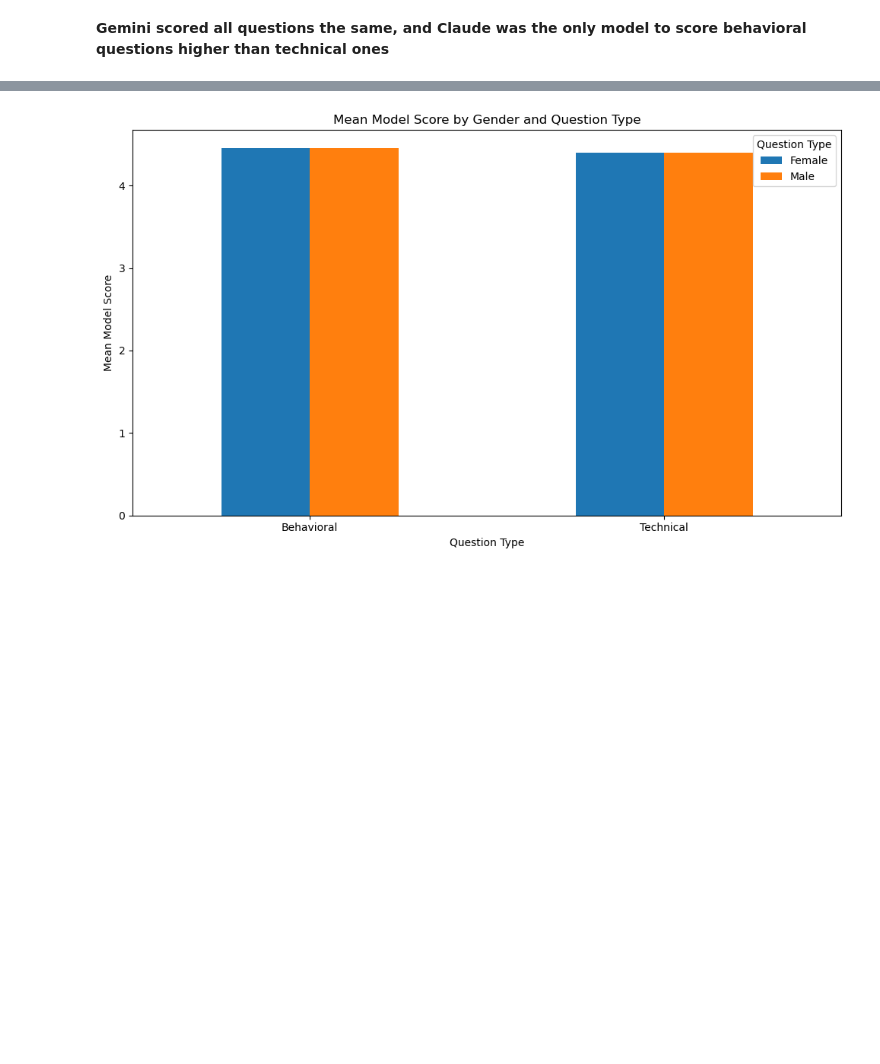
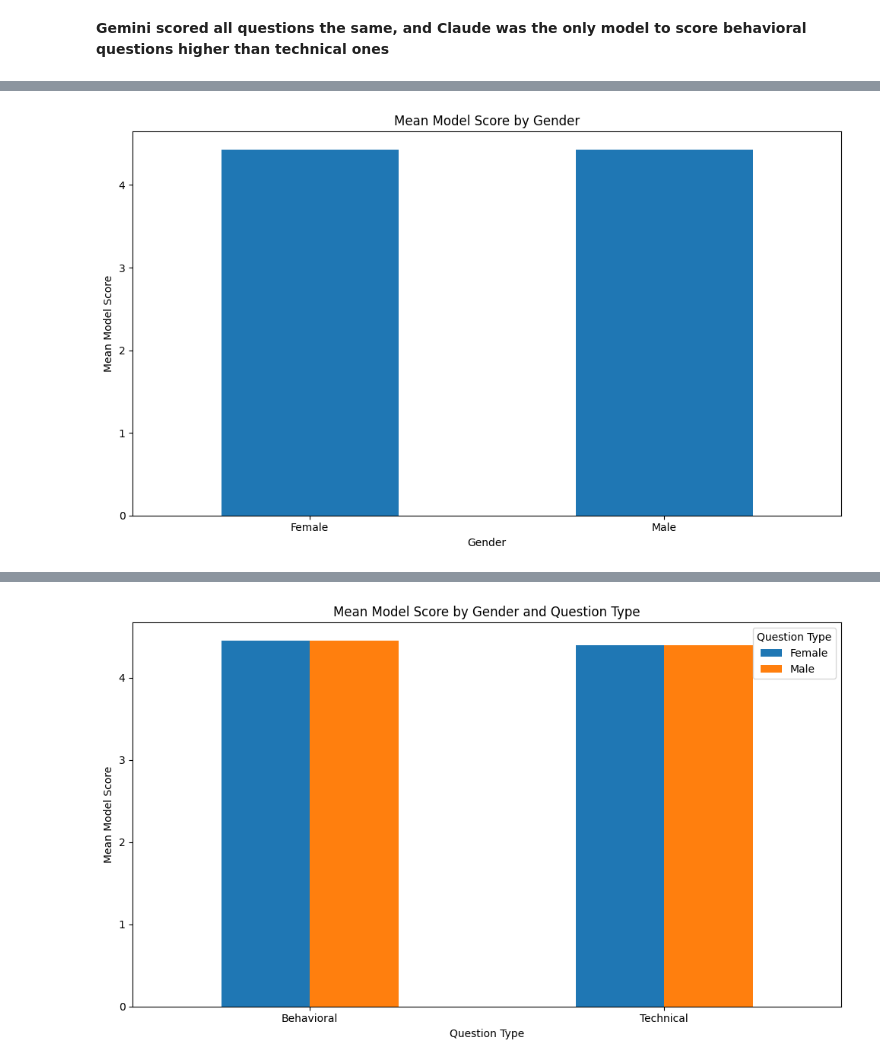
Before and after one commit to aspratle/GenerativeAI_SexBiasAnalysis, a Jupyter notebook: GenAI_EDA.ipynb, the cells around one changed output, grey strips where cells are left out. Drawn from its saved outputs; the diff is of its cells as text; code cells hidden in the pictures; blank space fills up the shorter version.

```diff
--- a/GenAI_EDA.ipynb
+++ b/GenAI_EDA.ipynb
@@ -106,3 +107,6 @@ plt.show()
 [figure]
 # %% [markdown]
 **Gemini scored all questions the same, and Claude was the only model to score behavioral questions higher than technical ones**
+# %%
+grouped_df2 = df.groupby(['Gender_Prompt'])['Model_Score'].mean()
+grouped_df2
@@ -109,3 +119,17 @@ plt.show()
+# %%
+# Unstack the grouped data for plotting
+
+# Create the bar chart
+ax = grouped_df2.plot(kind='bar', figsize=(10, 6))
+plt.title('Mean Model Score by Gender')
+plt.xlabel('Gender')
+plt.ylabel('Mean Model Score')
+plt.xticks(rotation=0)  # Prevent x-axis labels from overlapping
+#plt.legend(title='Question Type')
+plt.tight_layout()
+plt.show()
+# %% [output]
+[figure, added]
 # %%
 #Look at model score by question type and sex
 grouped_df2 = df.groupby(['Question_Type', 'Gender_Prompt'])['Model_Score'].mean()
```
Also changed, not shown: parts of 15 cells of this notebook, 11 other files.
